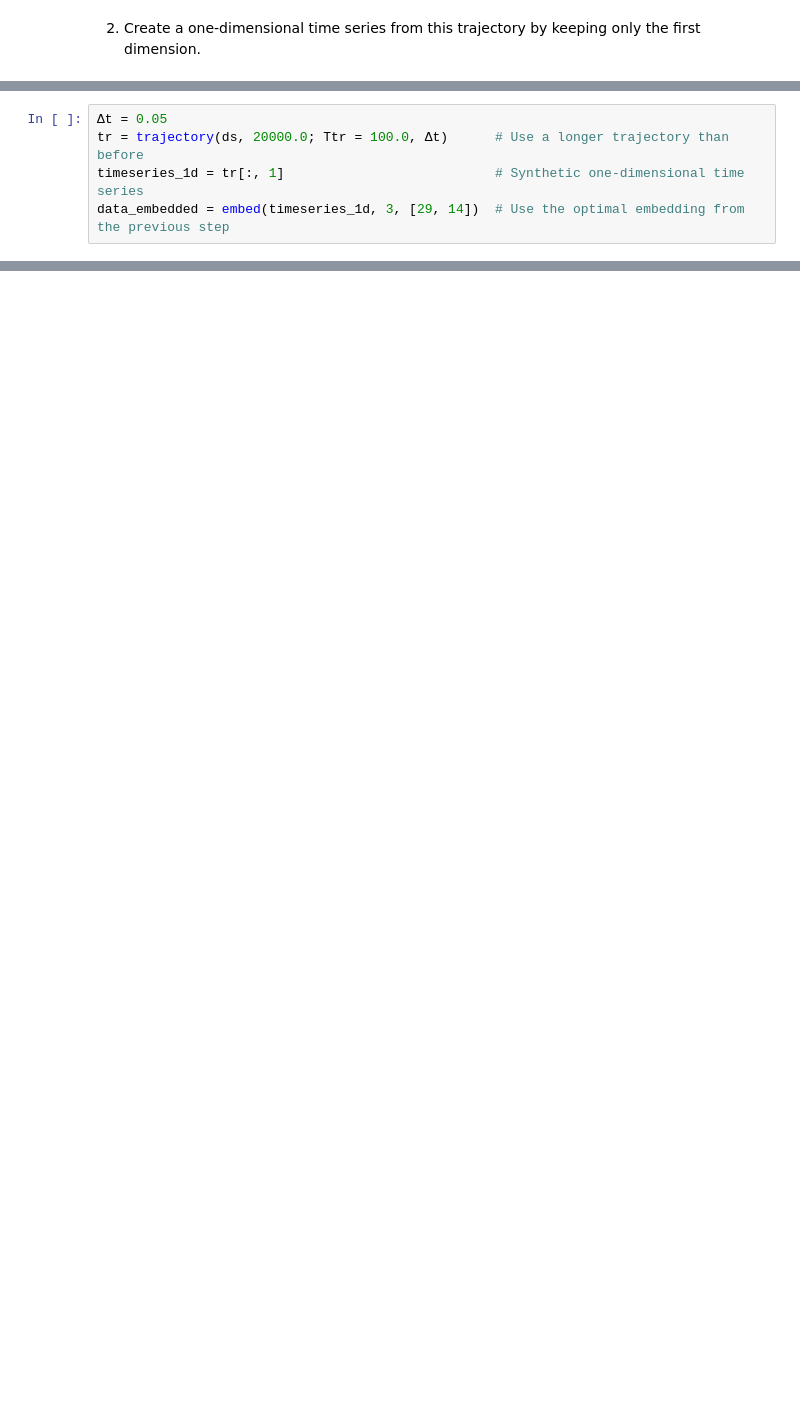
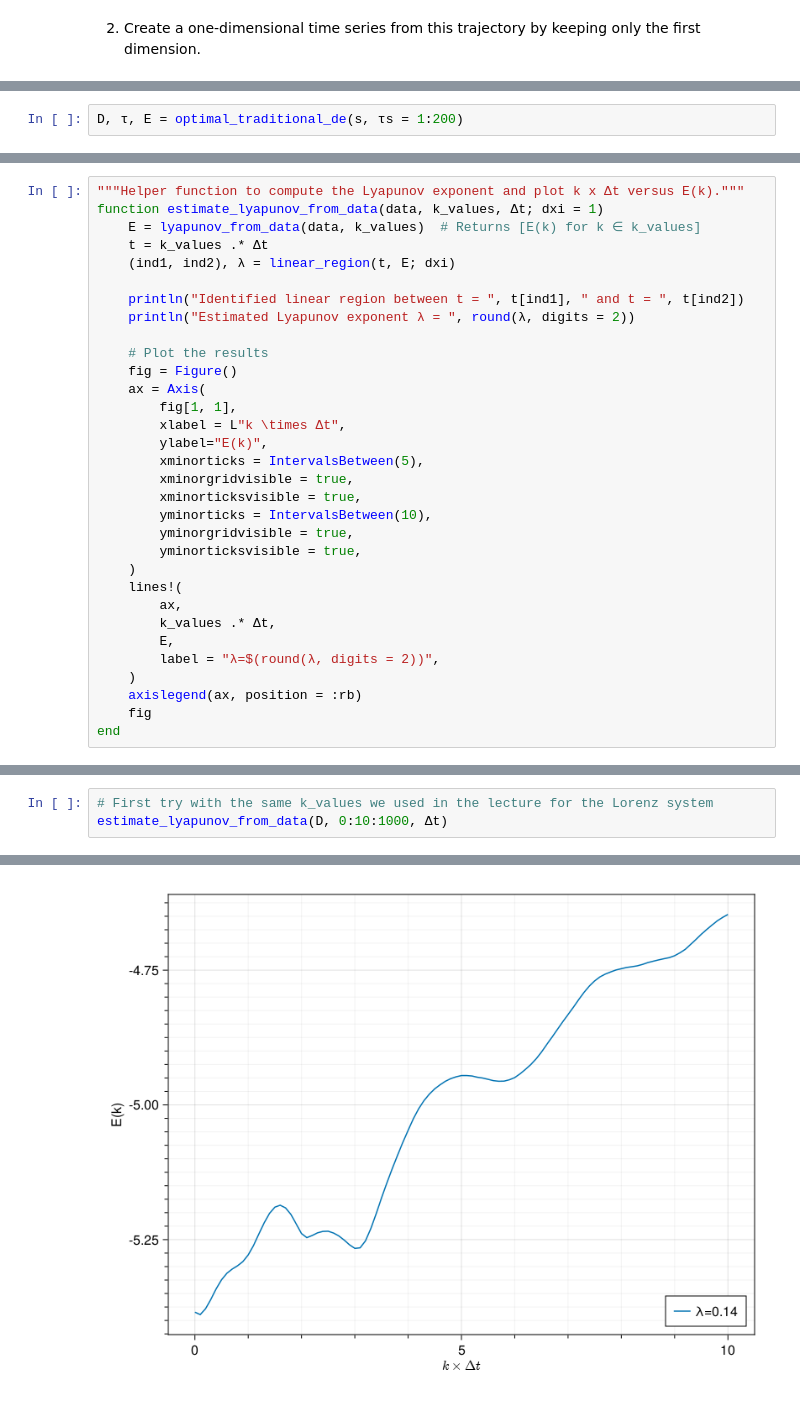
Before and after one commit to TUM-PIK-ESM/TUM-Dynamics-Lecture, a Jupyter notebook: exercises/exercise-6/exercise6_solutions.ipynb, the cells around one changed output, grey strips where cells are left out. Cells and saved outputs as stored; diff of their text form; blank space fills up the shorter version.

```diff
--- a/exercises/exercise-6/exercise6_solutions.ipynb
+++ b/exercises/exercise-6/exercise6_solutions.ipynb
@@ -76,0 +70,2 @@ Optimal τ_vals = [0, 29, 14]
+# %%
+D, τ, E = optimal_traditional_de(s, τs = 1:200)
@@ -79,5 +78,0 @@ Optimal τ_vals = [0, 29, 14]
-# %%
-Δt = 0.05
-tr = trajectory(ds, 20000.0; Ttr = 100.0, Δt)      # Use a longer trajectory than before
-timeseries_1d = tr[:, 1]                           # Synthetic one-dimensional time series
-data_embedded = embed(timeseries_1d, 3, [29, 14])  # Use the optimal embedding from the previous step
@@ -132,0 +79,32 @@ Estimated Lyapunov exponent λ = 0.182
+# %%
+"""Helper function to compute the Lyapunov exponent and plot k x Δt versus E(k)."""
+function estimate_lyapunov_from_data(data, k_values, Δt; dxi = 1)
+    E = lyapunov_from_data(data, k_values)  # Returns [E(k) for k ∈ k_values]
+    t = k_values .* Δt
+    (ind1, ind2), λ = linear_region(t, E; dxi)
+
+    println("Identified linear region between t = ", t[ind1], " and t = ", t[ind2])
+    println("Estimated Lyapunov exponent λ = ", round(λ, digits = 2))
+
+    # Plot the results
+    fig = Figure()
+    ax = Axis(
+        fig[1, 1],
+        xlabel = L"k \times Δt",
+        ylabel="E(k)",
+        xminorticks = IntervalsBetween(5),
+        xminorgridvisible = true,
+        xminorticksvisible = true,
+        yminorticks = IntervalsBetween(10),
+        yminorgridvisible = true,
+        yminorticksvisible = true,
+    )
+    lines!(
+        ax,
+        k_values .* Δt,
+        E,
+        label = "λ=$(round(λ, digits = 2))",
+    )
+    axislegend(ax, position = :rb)
+    fig
+end
@@ -132,0 +113,4 @@ Estimated Lyapunov exponent λ = 0.182
+# %%
+# First try with the same k_values we used in the lecture for the Lorenz system
+estimate_lyapunov_from_data(D, 0:10:1000, Δt)
+# %% [output]
@@ -133,2 +121,3 @@ Estimated Lyapunov exponent λ = 0.182
+[figure, added]
 # %% [markdown]
 Observations:
```
Also changed, not shown: parts of 44 cells of this notebook, 3 other files.
